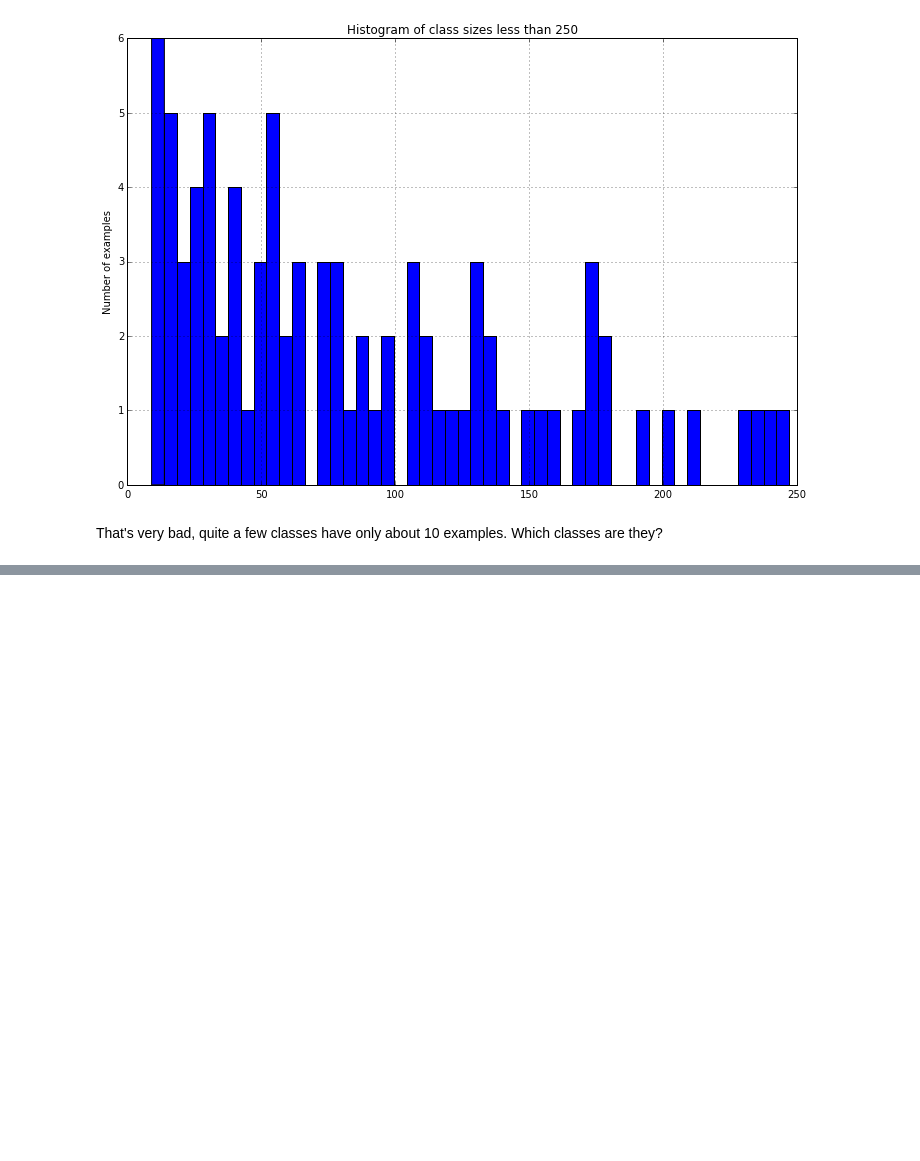
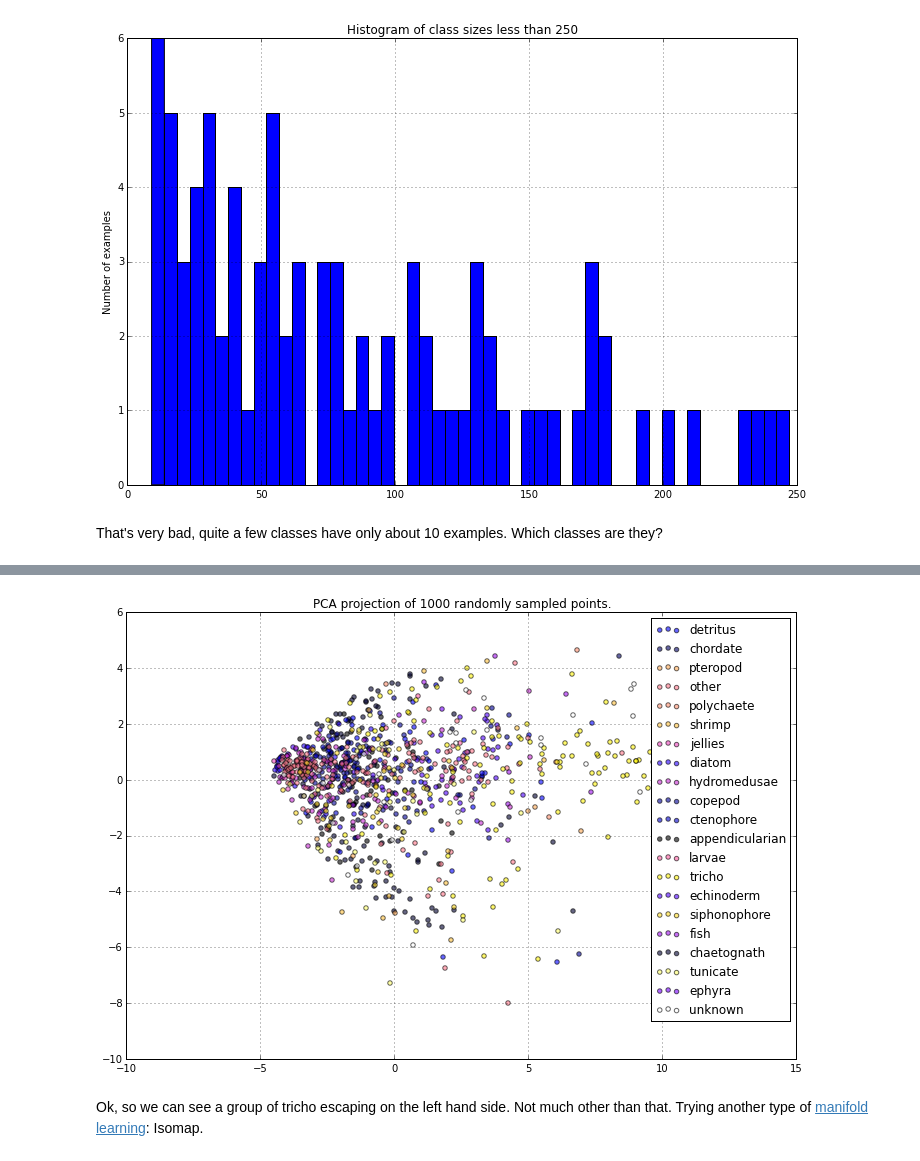
Before and after one commit to Neuroglycerin/neukrill-net-work, a Jupyter notebook: notebooks/Image Characteristics.ipynb, the cells around one changed output, grey strips where cells are left out. Saved outputs shown, nothing was run; the diff lists cells and outputs as text; code cells hidden in the pictures; blank space fills up the shorter version.

```diff
--- a/notebooks/Image Characteristics.ipynb
+++ b/notebooks/Image Characteristics.ipynb
@@ -261,0 +386,20 @@ plt.show()
+# %%
+random.seed(1)
+sample_inds = list(range(data.shape[0]))
+random.shuffle(sample_inds)
+N_samples = 1000
+# %%
+X = data[sample_inds[:N_samples],:]
+y = sclabels[sample_inds[:N_samples]]
+# %%
+pca = sklearn.decomposition.PCA(n_components=2)
+Xpca = pca.fit_transform(X)
+# %%
+scatter_with_legend(Xpca,y,title="PCA projection of 1000 randomly sampled points.")
+# %% [output]
+[figure, added]
+# %% [markdown]
+Ok, so we can see a group of tricho escaping on the left hand side. Not much other than that.
+Trying another type of [manifold learning][m]: Isomap.
+
+[m]: http://scikit-learn.org/stable/modules/manifold.html
```
Also changed, not shown: parts of 36 cells of this notebook.
